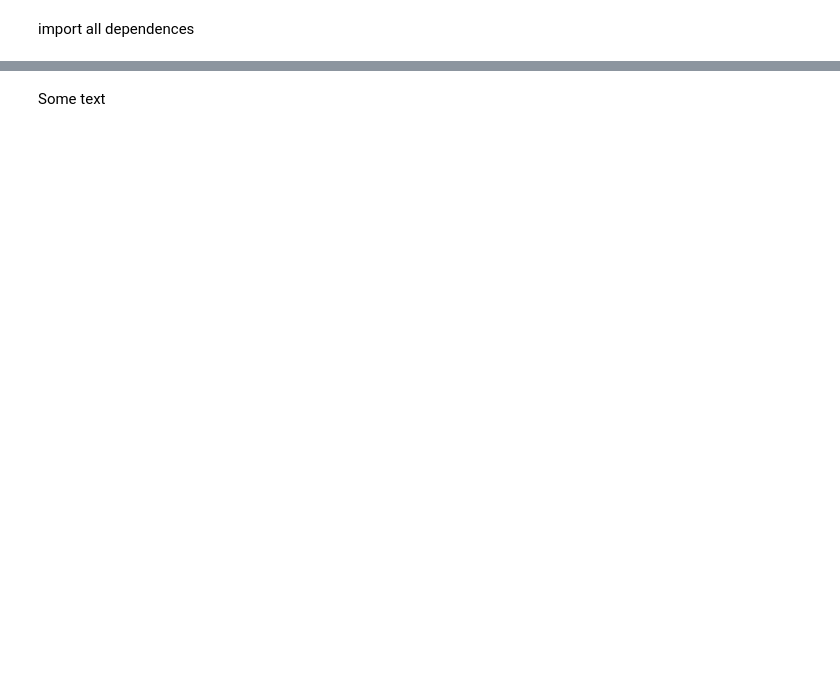
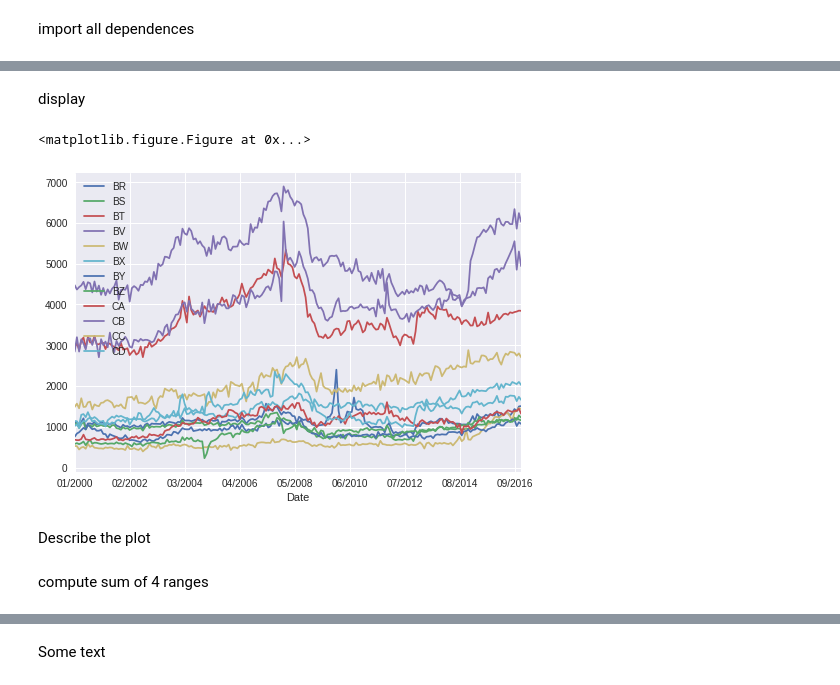
Before and after one commit to sebwdz/JobAnalysis, a Jupyter notebook: core/notebooks/cesatem_descriptive_analysis.ipynb, the cells around one changed output, grey strips where cells are left out. Cells and saved outputs as stored; diff of their text form; code cells hidden in the pictures; blank space fills up the shorter version.

```diff
--- a/core/notebooks/cesatem_descriptive_analysis.ipynb
+++ b/core/notebooks/cesatem_descriptive_analysis.ipynb
@@ -24,0 +33,13 @@ data_frame.describe()
+# %% [markdown]
+display
+# %%
+plt.figure()
+data_frame.plot.line(x="Date")
+plt.show()
+# %% [output]
+<matplotlib.figure.Figure at 0x...>
+[figure, added]
+# %% [markdown]
+Describe the plot
+# %% [markdown]
+compute sum of 4 ranges
```
Also changed, not shown: parts of 18 cells of this notebook.
